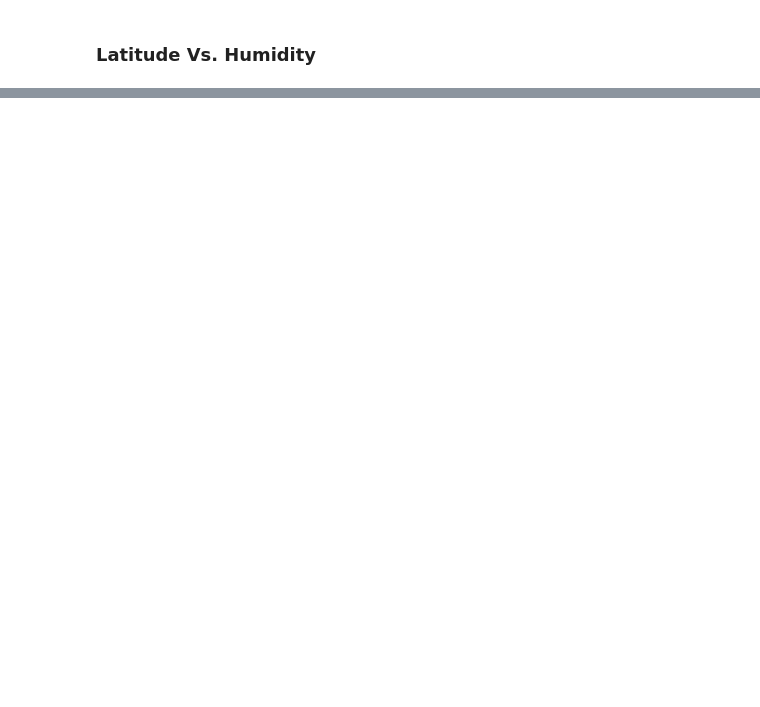
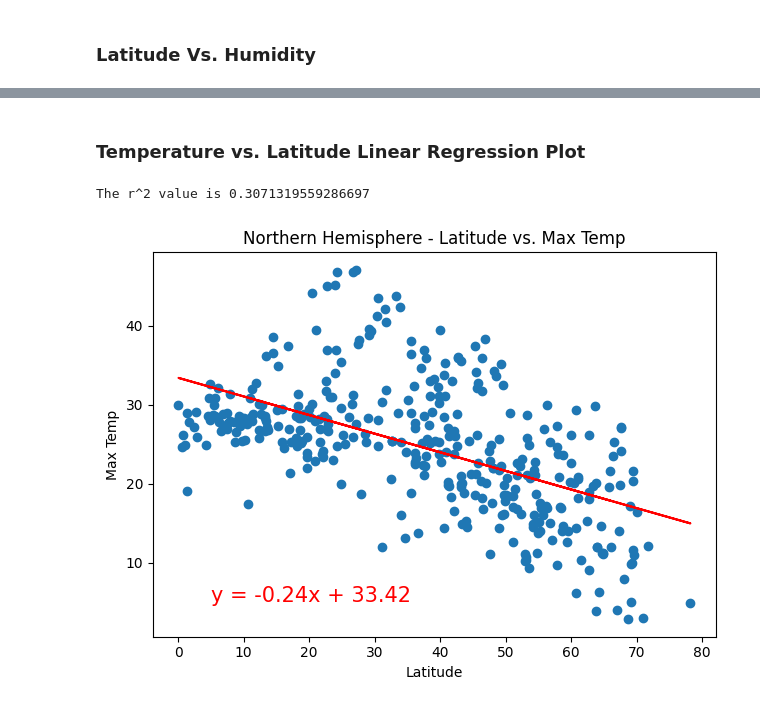
Before and after one commit to caitlin-hartley/python-api-challenge, a Jupyter notebook: weather_main.ipynb, the cells around one changed output, grey strips where cells are left out. Saved outputs shown, nothing was run; the diff lists cells and outputs as text; code cells hidden in the pictures; blank space fills up the shorter version.

Commit message:
add linear regression figs and updated code

```diff
--- a/weather_main.ipynb
+++ b/weather_main.ipynb
@@ -194,0 +318,6 @@ plt.show()
+# %%
+# Create a DataFrame with the Northern Hemisphere data (Latitude >= 0)
+northern_hemi_df = city_data_df[city_data_df['Lat'] >= 0]
+
+# Display sample data
+northern_hemi_df.head()
@@ -194,0 +346,19 @@ plt.show()
+# %% [markdown]
+### Temperature vs. Latitude Linear Regression Plot
+# %%
+# Linear regression on Northern Hemisphere
+x_values = northern_hemi_df['Lat']
+y_values = northern_hemi_df['Max Temp']
+x_cord = 5
+y_cord = 5
+x_label = 'Latitude'
+y_label = 'Max Temp'
+title = 'Northern Hemisphere - Latitude vs. Max Temp'
+
+output_file = 'output_data/Fig5.png'
+
+# Call function to create and display linear regression plot
+plot_linear_regression(x_values, y_values, x_cord, y_cord, x_label, y_label, title, output_file)
+# %% [output]
+The r^2 value is 0.3071319559286697
+[figure, added]
```
Also changed, not shown: parts of 21 cells of this notebook, 9 other files.
